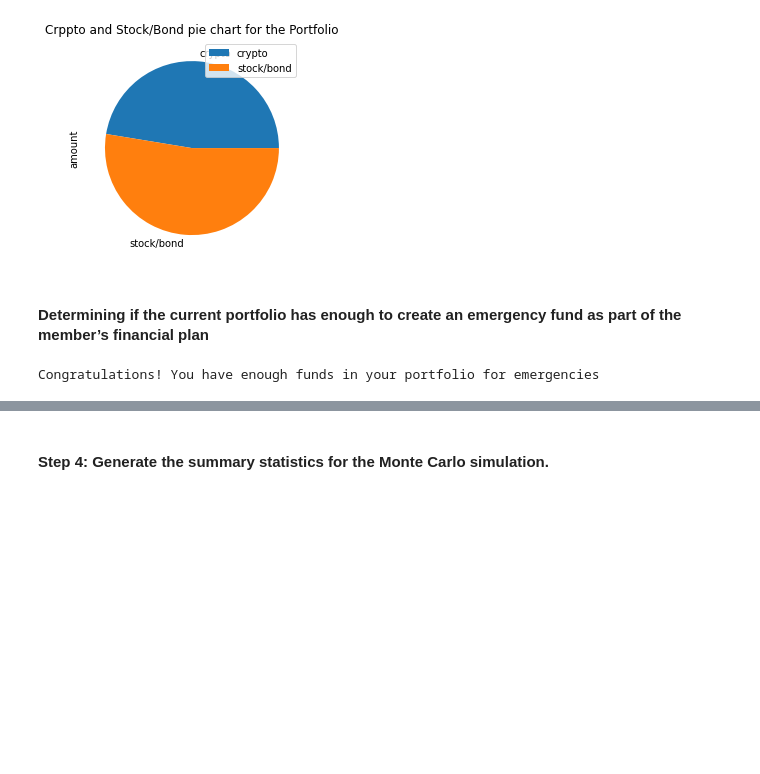
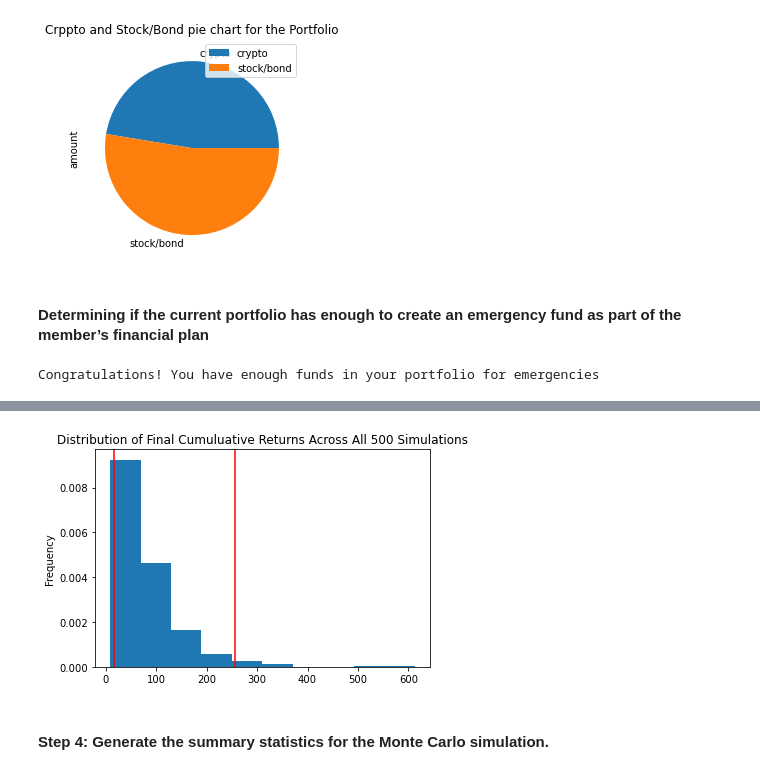
Before and after one commit to rupikaranjan/Plan_Your_Finance, a Jupyter notebook: financial_planning_tools.ipynb, the cells around one changed output, grey strips where cells are left out. Cells and saved outputs as stored; diff of their text form; code cells hidden in the pictures; blank space fills up the shorter version.

```diff
--- a/financial_planning_tools.ipynb
+++ b/financial_planning_tools.ipynb
@@ -439,7 +519,9 @@ In this section, you’ll use the MCForecastTools library to create a Monte Carl
 # %%
-# Visualize the probability distribution of the 30-year Monte Carlo simulation
-# by plotting a histogram
-# YOUR CODE HERE
+# Probability distribution Plot 30-year Monte Carlo simulation by plotting histogram.
+
+MC_30year_sim_dist_plot = MC_30_Year_Simulation.plot_distribution()
+# %% [output]
+[figure, added]
 # %% [markdown]
 #### Step 4: Generate the summary statistics for the Monte Carlo simulation.
 # %%
```
Also changed, not shown: parts of 30 cells of this notebook, 13 other files.
